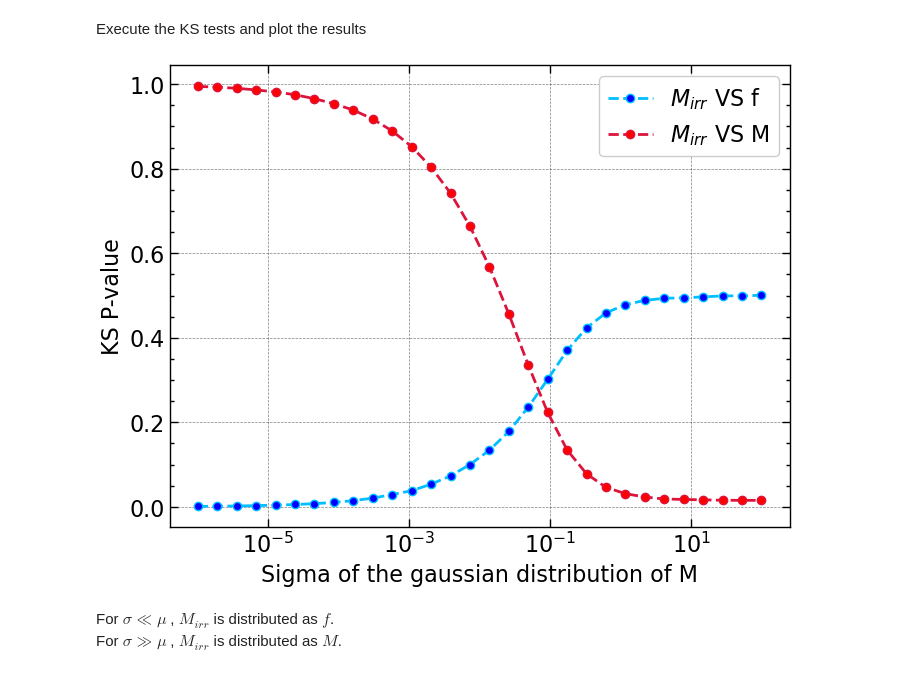
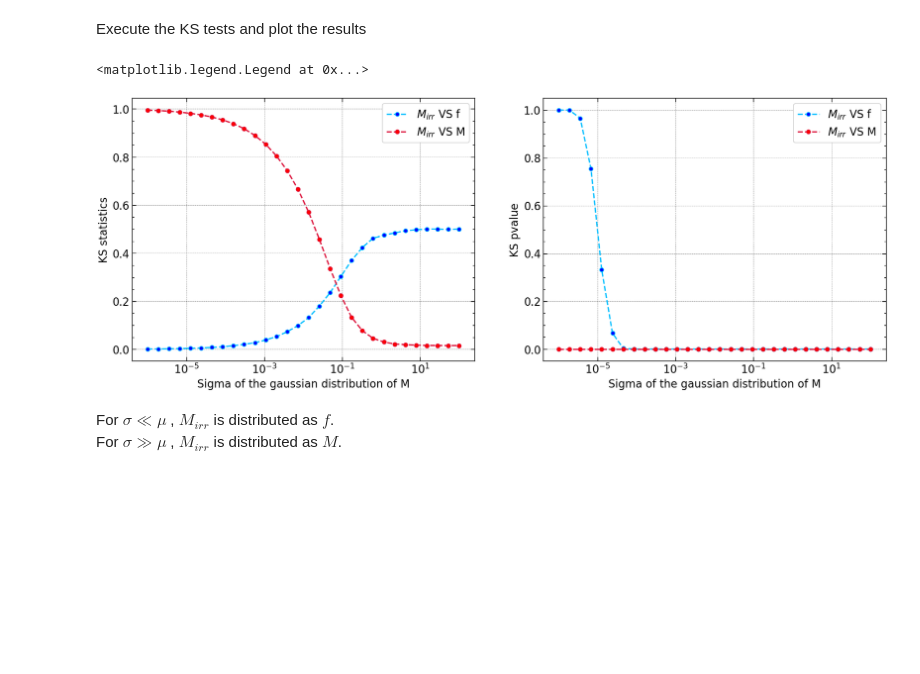
Before and after one commit to M-Bianchi/astrostatistics_bicocca_2024, a Jupyter notebook: working/W07_irreducile_mass.ipynb, the cells around one changed output. Drawn from its saved outputs; the diff is of its cells as text; code cells hidden in the pictures; blank space fills up the shorter version.

```diff
--- a/working/W07_irreducile_mass.ipynb
+++ b/working/W07_irreducile_mass.ipynb
@@ -208,28 +208,47 @@ array([1.00000000e-06, 1.88739182e-06, 3.56224789e-06, 6.72335754e-06,
 # %% [markdown]
 Execute the KS tests and plot the results
 # %%
+KSstat_MirrF = []
 KSpvalue_MirrF = []
+
+KSstat_MirrM = []
 KSpvalue_MirrM = []
 
 for sigma in tqdm(sigmas):
     Mass = np.random.normal(1, sigma, N)
     f = f_value(spin)
     Mass_irr = Mass * f
-    KSpvalue_MirrF.append(stats.ks_2samp(Mass_irr, f)[0])
-    KSpvalue_MirrM.append(stats.ks_2samp(Mass_irr, Mass)[0])
+    KSstat_MirrF.append(stats.ks_2samp(Mass_irr, f)[0])
+    KSpvalue_MirrF.append(stats.ks_2samp(Mass_irr, f)[1])
+    KSstat_MirrM.append(stats.ks_2samp(Mass_irr, Mass)[0])
+    KSpvalue_MirrM.append(stats.ks_2samp(Mass_irr, Mass)[1])
 
     #x_dense = np.linspace(m_irr.min(), m_irr.max(), 1000)
     #plt.plot(x_dense, MassIrr_pdf(x_dense, 1, sigma), ls='--', lw=1.5, color='black', label='pdf')
     #plt.show()
 # %%
-plt.plot(sigmas, KSpvalue_MirrF, linestyle='--', color='deepskyblue', marker='o', markerfacecolor='blue', label='$M_{irr}$ VS f')
-plt.plot(sigmas, KSpvalue_MirrM, linestyle='--', color='crimson', marker='o', markerfacecolor='red', label='$M_{irr}$ VS M')
-plt.xlabel('Sigma of the gaussian distribution of M')
-plt.ylabel('KS P-value')
-plt.xscale('log')
-plt.legend();
+plt.rcParams['figure.figsize'] = [20, 7]
+fig, axes = plt.subplots(1,2)
+
+ax = axes[0]
+ax.plot(sigmas, KSstat_MirrF, linestyle='--', color='deepskyblue', marker='o', markerfacecolor='blue', label='$M_{irr}$ VS f')
+ax.plot(sigmas, KSstat_MirrM, linestyle='--', color='crimson', marker='o', markerfacecolor='red', label='$M_{irr}$ VS M')
+ax.set_xlabel('Sigma of the gaussian distribution of M')
+ax.set_ylabel('KS statistics')
+ax.set_xscale('log')
+ax.legend()
+
+ax = axes[1]
+ax.plot(sigmas, KSpvalue_MirrF, linestyle='--', color='deepskyblue', marker='o', markerfacecolor='blue', label='$M_{irr}$ VS f')
+ax.plot(sigmas, KSpvalue_MirrM, linestyle='--', color='crimson', marker='o', markerfacecolor='red', label='$M_{irr}$ VS M')
+ax.set_xlabel('Sigma of the gaussian distribution of M')
+ax.set_ylabel('KS pvalue')
+ax.set_xscale('log')
+#ax.set_yscale('log')
+ax.legend()
 # %% [output]
+<matplotlib.legend.Legend at 0x...>
-[figure, old version]
+[figure, new version]
 # %% [markdown]
 For $\sigma \ll \mu \:$, $M_{irr}$ is distributed as $f$. \
 For $\sigma \gg \mu \:$, $M_{irr}$ is distributed as $M$.
```
Also changed, not shown: parts of 3 cells of this notebook.
